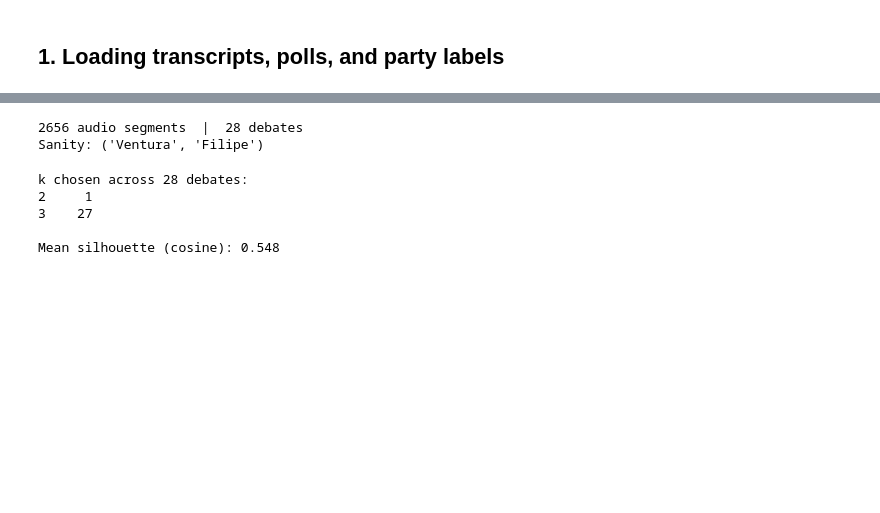
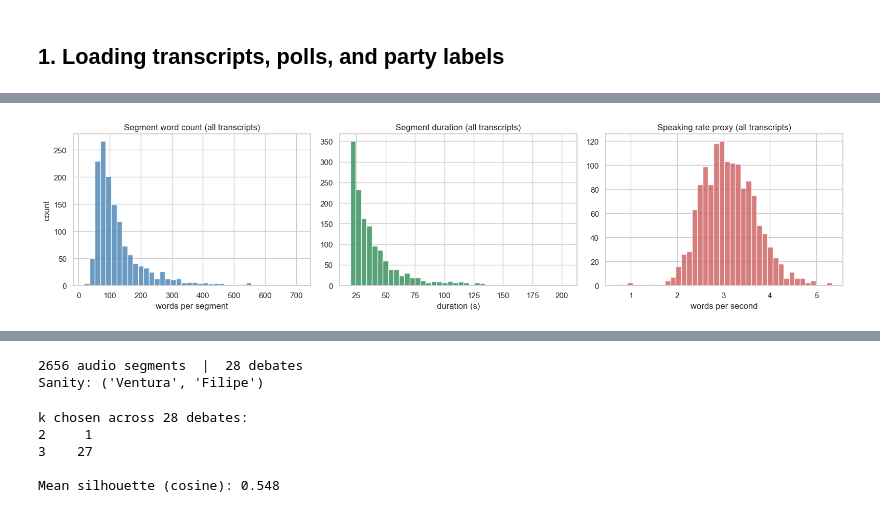
Before and after one commit to Dinisas/Big-Data, a Jupyter notebook: text_polls_eda.ipynb, the cells around one changed output, grey strips where cells are left out. Cells and saved outputs as stored; diff of their text form; code cells hidden in the pictures; blank space fills up the shorter version.

```diff
--- a/text_polls_eda.ipynb
+++ b/text_polls_eda.ipynb
@@ -44,6 +36,11 @@ plt.rcParams['figure.figsize'] = (12, 5)
 ## 1. Loading transcripts, polls, and party labels
 # %%
 FEAT_DIR = 'Project_Features'
+
+CANDIDATES = [
+    'Cotrim_Figueiredo', 'Filipe', 'Gouveia_Melo',
+    'Marques_Mendes', 'Martins', 'Pinto', 'Seguro', 'Ventura',
+]
 JORNAL_LABEL = 'jornal/interview'
 
 MONTH_NAME_TO_NUM = {
@@ -105,6 +102,11 @@ speech_all = pd.concat([debate_speech, jornal_speech], ignore_index=True, sort=F
 speech = debate_speech.copy()
 
 polls = pd.read_pickle(os.path.join(FEAT_DIR, 'polls_timeline.pkl'))
+
+# Lightweight transcript metrics for Part 1 (no candidate labels needed).
+speech_all['word_count'] = speech_all['transcript'].fillna('').str.split().str.len()
+speech_all['char_count'] = speech_all['transcript'].fillna('').str.len()
+speech_all['words_per_sec'] = speech_all['word_count'] / speech_all['duration'].replace(0, np.nan)
 parties = pd.read_pickle(os.path.join(FEAT_DIR, 'candidate_party.pkl'))
 candidate_to_party = dict(zip(parties['Candidate'], parties['Party']))
 
@@ -131,0 +230,16 @@ Workflow:
+# %%
+fig, axes = plt.subplots(1, 3, figsize=(16, 4))
+axes[0].hist(speech_all['word_count'], bins=40, color='steelblue', alpha=0.8)
+axes[0].set_xlabel('words per segment'); axes[0].set_ylabel('count')
+axes[0].set_title('Segment word count (all transcripts)')
+
+axes[1].hist(speech_all['duration'], bins=40, color='seagreen', alpha=0.8)
+axes[1].set_xlabel('duration (s)')
+axes[1].set_title('Segment duration (all transcripts)')
+
+axes[2].hist(speech_all['words_per_sec'].dropna(), bins=40, color='indianred', alpha=0.8)
+axes[2].set_xlabel('words per second')
+axes[2].set_title('Speaking rate proxy (all transcripts)')
+plt.tight_layout(); plt.show()
+# %% [output]
+[figure, new version]
```
Also changed, not shown: parts of 79 cells of this notebook, 1 other file.
